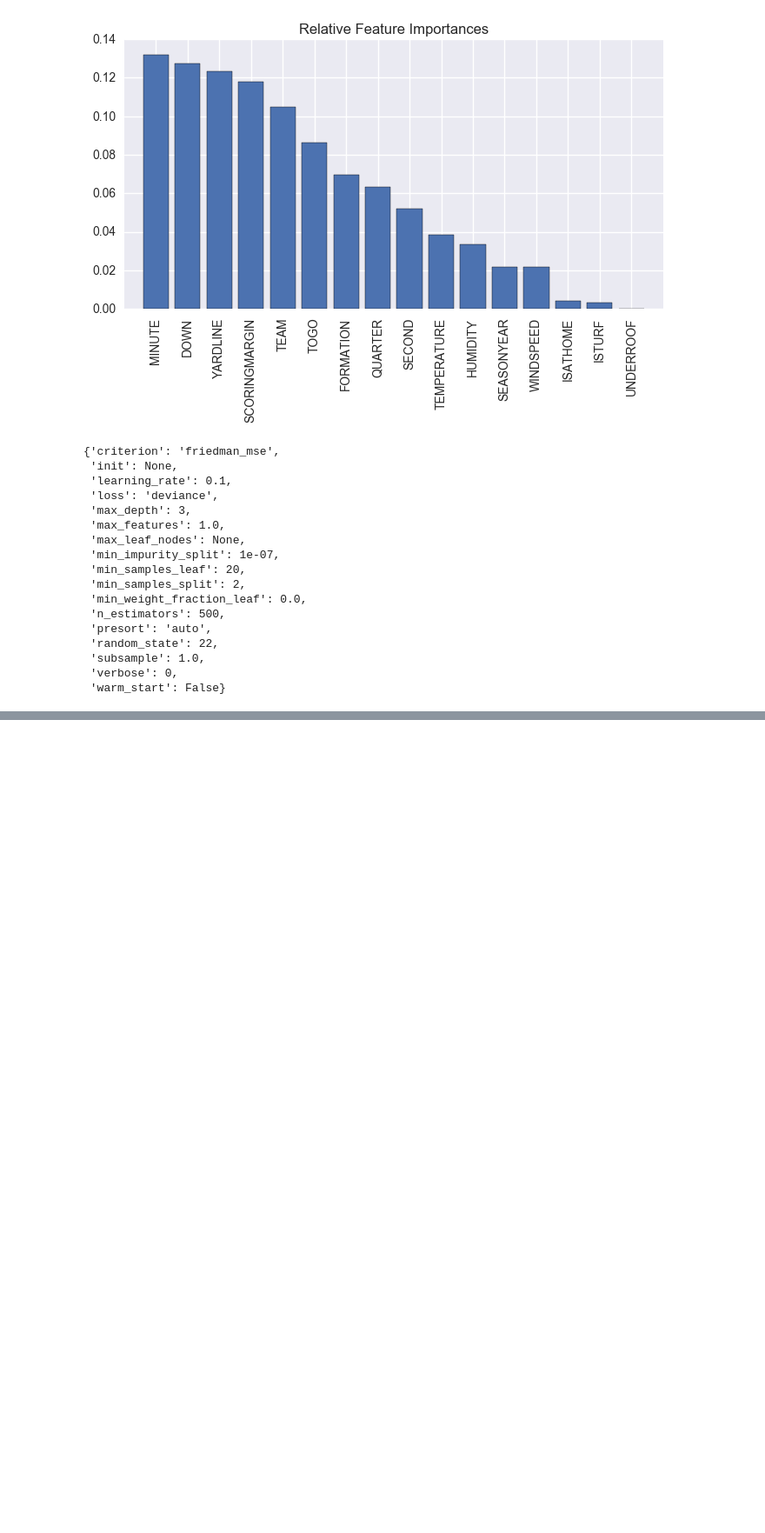
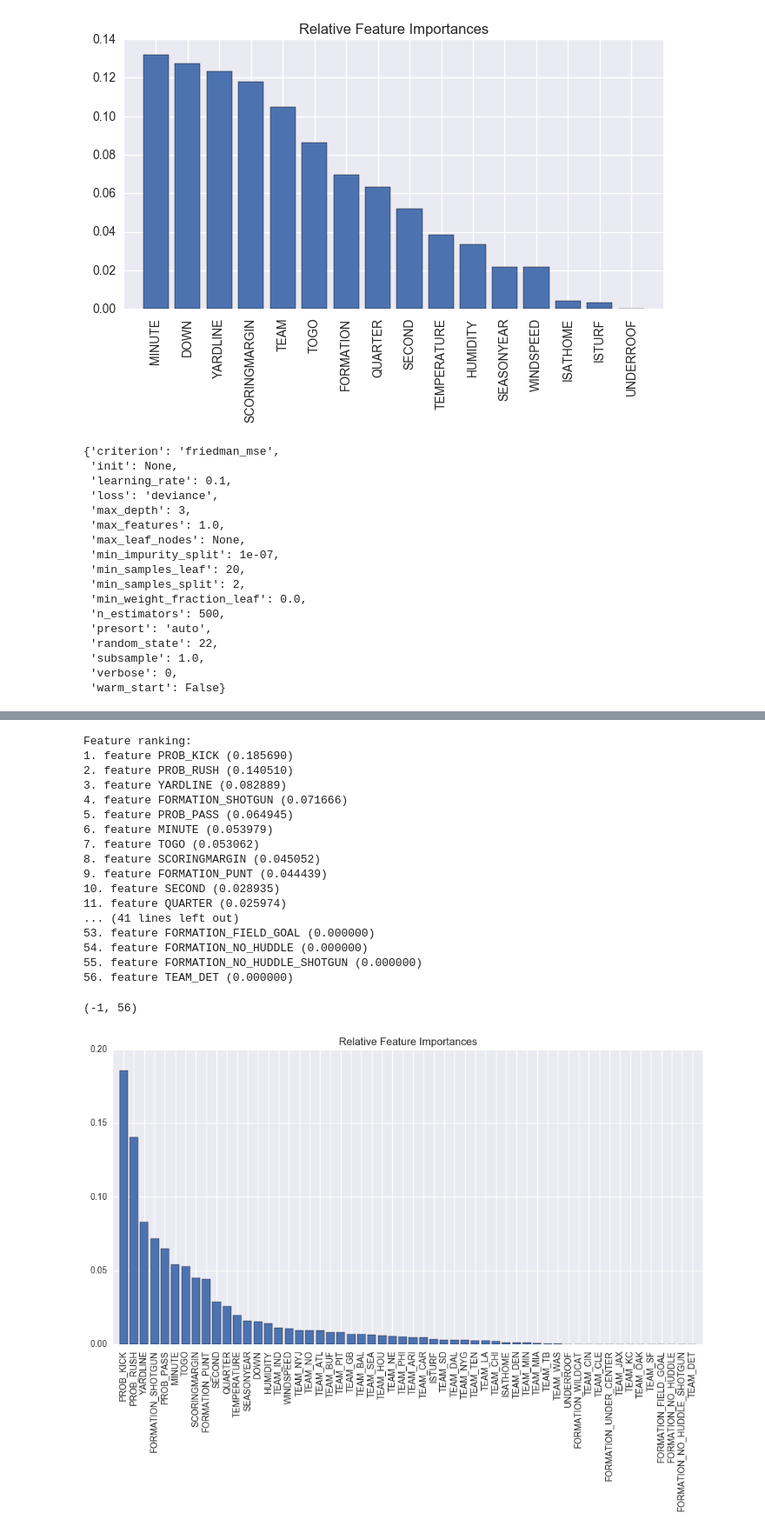
Before and after one commit to zreyn/nfl, a Jupyter notebook: notebooks/nfl-modeling.ipynb, the cells around one changed output, grey strips where cells are left out. Shown at 87% size. Cells and saved outputs as stored; diff of their text form; code cells hidden in the pictures; blank space fills up the shorter version.

```diff
--- a/notebooks/nfl-modeling.ipynb
+++ b/notebooks/nfl-modeling.ipynb
@@ -1201,0 +1280,2 @@ GradientBoostingClassifier(learning_rate=0.1, n_estimators=100, subsample=1.0, m
+# %%
+probas = get_probas(pbp_new, neuralnet)
@@ -1201,0 +1339,39 @@ GradientBoostingClassifier(learning_rate=0.1, n_estimators=100, subsample=1.0, m
+# %%
+col_names = pbp_new_prepped.drop(['PLAY'], axis=1).columns
+importances = gbc.feature_importances_
+indices = np.argsort(importances)[::-1]
+
+# Print the feature ranking
+print("Feature ranking:")
+
+feature_names = []
+for f in range(X.shape[1]):
+    print("%d. feature %s (%f)" % (f + 1, col_names[indices[f]], importances[indices[f]]))
+    feature_names.append(col_names[indices[f]])
+
+# Plot the feature importances of the forest
+plt.figure(figsize=(12,6))
+plt.title("Relative Feature Importances")
+plt.bar(range(X.shape[1]), importances[indices], align="center")
+plt.xticks(range(X.shape[1]), feature_names, rotation='vertical')
+plt.xlim([-1, X.shape[1]])
+# %% [output]
+Feature ranking:
+1. feature PROB_KICK (0.185690)
+2. feature PROB_RUSH (0.140510)
+3. feature YARDLINE (0.082889)
+4. feature FORMATION_SHOTGUN (0.071666)
+5. feature PROB_PASS (0.064945)
+6. feature MINUTE (0.053979)
+7. feature TOGO (0.053062)
+8. feature SCORINGMARGIN (0.045052)
+9. feature FORMATION_PUNT (0.044439)
+10. feature SECOND (0.028935)
+11. feature QUARTER (0.025974)
+... (41 lines left out)
+53. feature FORMATION_FIELD_GOAL (0.000000)
+54. feature FORMATION_NO_HUDDLE (0.000000)
+55. feature FORMATION_NO_HUDDLE_SHOTGUN (0.000000)
+56. feature TEAM_DET (0.000000)
+(-1, 56)
+[figure, added]
```
Also changed, not shown: parts of 21 cells of this notebook, 2 other files.
